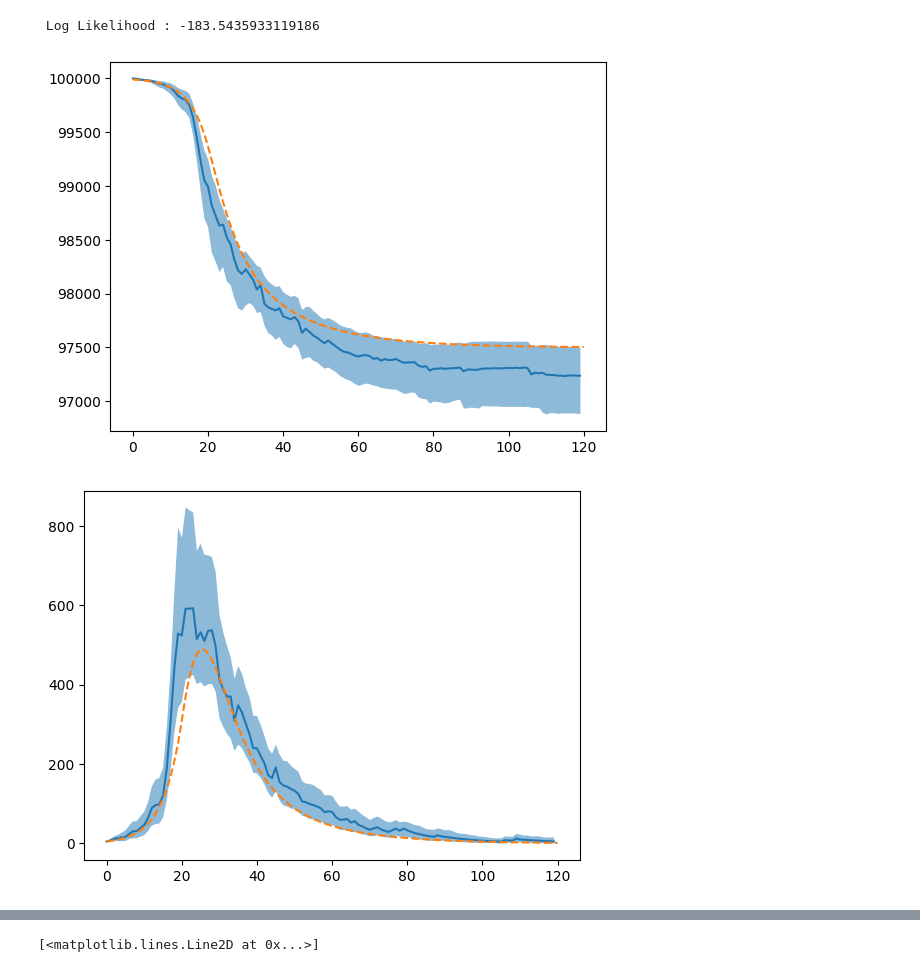
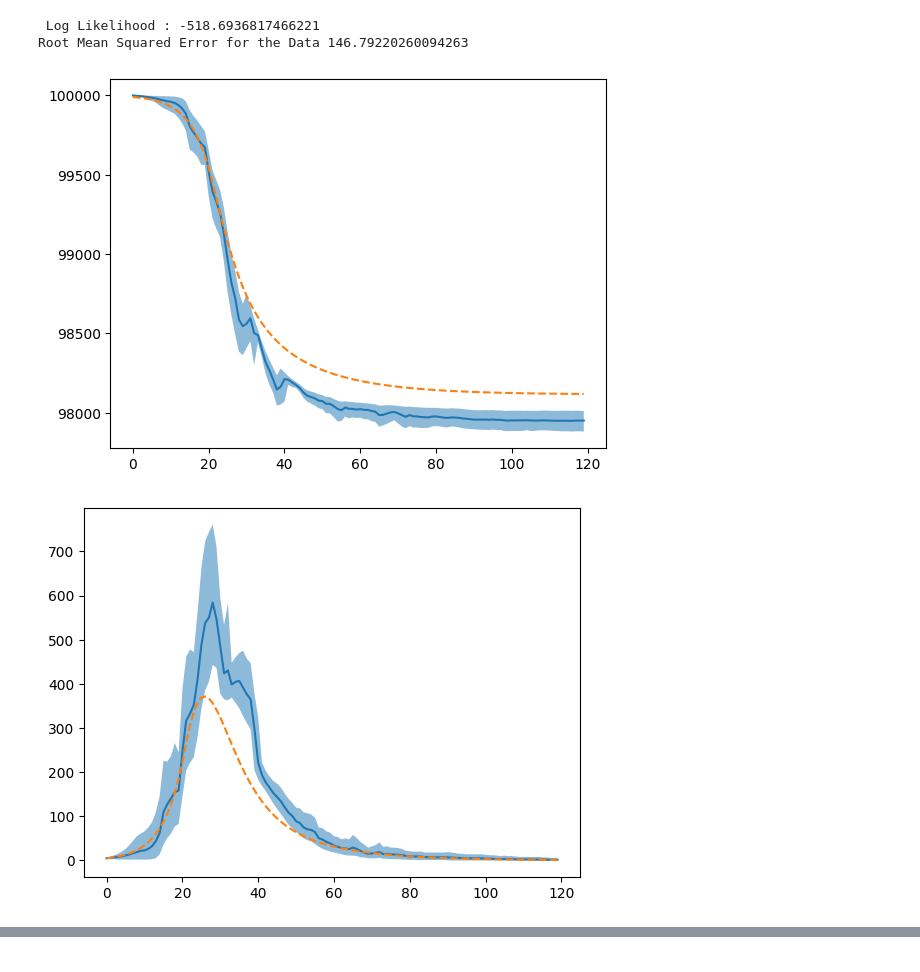
Before and after one commit to Averydx/PMCMC, a Jupyter notebook: pmcmc_sir.ipynb, the cells around one changed output, grey strips where cells are left out. Saved outputs shown, nothing was run; the diff lists cells and outputs as text; code cells hidden in the pictures.

```diff
--- a/pmcmc_sir.ipynb
+++ b/pmcmc_sir.ipynb
@@ -18,8 +18,8 @@ mu = 0.004
 rho = 0.1
 
 T = 120
-dt = 0.1
-t_vec = np.linspace(0,T,T * int(1/dt))
+dt = 1.
+t_vec = np.arange(0,T,dt)
 
 N = 100_000
 I = 5
@@ -62,5 +62,5 @@ for time_index in range(1,len(t_vec)):
     state[1,time_index] = np.maximum(0.,state[1,time_index - 1] + new_E - new_I - new_ER) #E
     state[2,time_index] = np.maximum(0.,state[2,time_index-1] + new_I - new_IR - new_D) #I
     state[3,time_index] = np.maximum(0.,state[3,time_index - 1] + new_ER + new_IR)
-    state[4,time_index] = new_E
+    state[4,time_index] = state[4,time_index - 1] + new_E
 # %% [output]
@@ -80,11 +80,16 @@ plt.plot(t_vec,state.T)
 # %%
-n = 5
+n = 100
 sigma = 0.1
 
-data = rng.negative_binomial(p = n/(state[4,::int(1/dt)] + n),n = n)
+data = rng.poisson(state[2,::int(1/dt)])
+# data = np.sum(data, axis = 0)
+
+#data = np.concatenate(([0],np.diff(state[4,::int(1/dt)])))
+
+#data = rng.negative_binomial(p = n/(state[4,::int(1/dt)] + n),n = n)
 #data = np.exp(rng.normal(np.log(state[4,::int(1/dt)]),sigma))
 plt.title('Plot of SEIR Model')
 plt.xlabel('Time (Days)')
-plt.plot(t_vec[::int(1/dt)],data)
+plt.plot(data)
 # %% [output]
 [<matplotlib.lines.Line2D at 0x...>]
@@ -92,26 +97,39 @@ plt.plot(t_vec[::int(1/dt)],data)
 # %%
-particles, weights,likelihood = filter(data = data,
+
+#(0.06547914,0.28245005)
+#(1/14 = 0.07,1/7 = 0.14)
+particles, particle_observations,weights,likelihood = filter(data = data,
                               theta= (gamma,eta),
                               rng = rng,
                               num_particles = 1000,
-                              dt = 0.1,
+                              dt = 1.,
                               model = SEIR_model,
                               observation=SEIR_Obs,
                               model_dim = 5,
                               observation_dim=1)
 # %%
-print(f" Log Likelihood : {np.sum(np.log(likelihood))}")
+print(f" Log Likelihood : {np.sum((likelihood))}")
+
+print(f"Root Mean Squared Error for the Data {np.sqrt(np.mean((data - np.mean(particle_observations[:,0,:]))**2))}")
 
 for i in range(4):
     plt.fill_between(t_vec[::int(1/dt)],np.percentile(particles[:,i,:].T,5,axis = 1),np.percentile(particles[:,i,:].T,95,axis = 1),alpha = 0.5)
     plt.plot(np.average(particles[:,i,:],weights = weights,axis = 0))
     plt.plot(t_vec,state[i,:].T,'--')
     plt.show()
 
 plt.plot(t_vec,betas,'--')
 plt.fill_between(t_vec[::int(1/dt)],np.percentile(particles[:,4,:].T,5,axis = 1),np.percentile(particles[:,4,:].T,95,axis = 1),alpha = 0.5)
 plt.plot(np.average(particles[:,4,:],weights = weights,axis = 0))
+plt.show()
+
+plt.title("Fit to Data")
+plt.xlabel('Time (Days)')
+plt.plot(t_vec[::int(1/dt)],data)
+plt.fill_between(t_vec[::int(1/dt)],np.percentile(particle_observations[:,0,:].T,5,axis = 1),np.percentile(particle_observations[:,0,:].T,95,axis = 1),alpha = 0.5)
+plt.show()
 # %% [output]
- Log Likelihood : -183.5435933119186
+ Log Likelihood : -518.6936817466221
+Root Mean Squared Error for the Data 146.79220260094263
-[figure, old version]
+[figure, new version]
-[figure, old version]
+[figure, new version]
@@ -120 +137,0 @@ plt.plot(np.average(particles[:,4,:],weights = weights,axis = 0))
-[<matplotlib.lines.Line2D at 0x...>]
```
Also changed, not shown: parts of 9 cells of this notebook, 4 other files.
